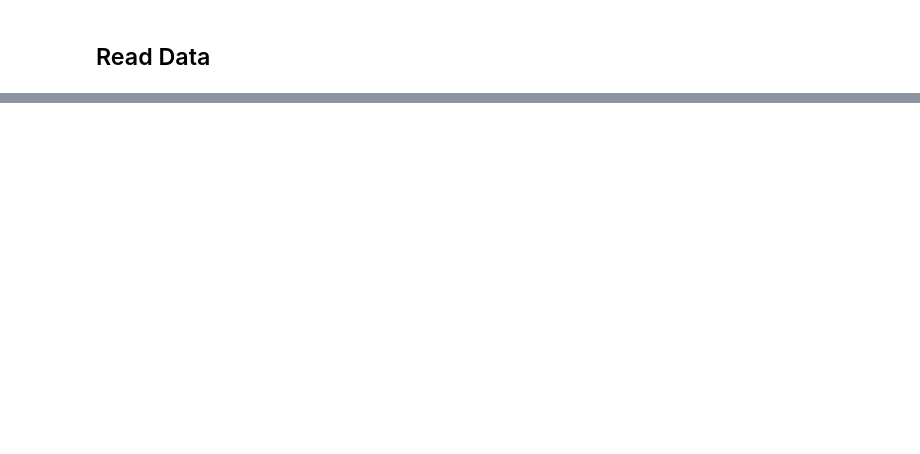
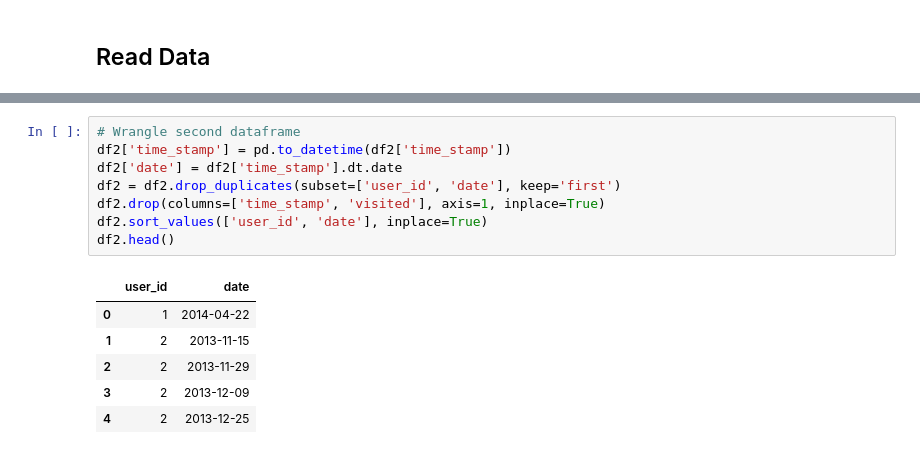
Before and after one commit to BenjaminLe1/Interview-Challenge-2, a Jupyter notebook: relax.ipynb, the cells around one changed output, grey strips where cells are left out. Drawn from its saved outputs; the diff is of its cells as text; blank space fills up the shorter version.

```diff
--- a/relax.ipynb
+++ b/relax.ipynb
@@ -29,0 +78,15 @@ df2.head()
+# %%
+# Wrangle second dataframe
+df2['time_stamp'] = pd.to_datetime(df2['time_stamp'])
+df2['date'] = df2['time_stamp'].dt.date
+df2 = df2.drop_duplicates(subset=['user_id', 'date'], keep='first')
+df2.drop(columns=['time_stamp', 'visited'], axis=1, inplace=True)
+df2.sort_values(['user_id', 'date'], inplace=True)
+df2.head()
+# %% [output]
+|  | user_id | date |
+| 0 | 1 | 2014-04-22 |
+| 1 | 2 | 2013-11-15 |
+| 2 | 2 | 2013-11-29 |
+| 3 | 2 | 2013-12-09 |
+| 4 | 2 | 2013-12-25 |
```
Also changed, not shown: parts of 20 cells of this notebook.
